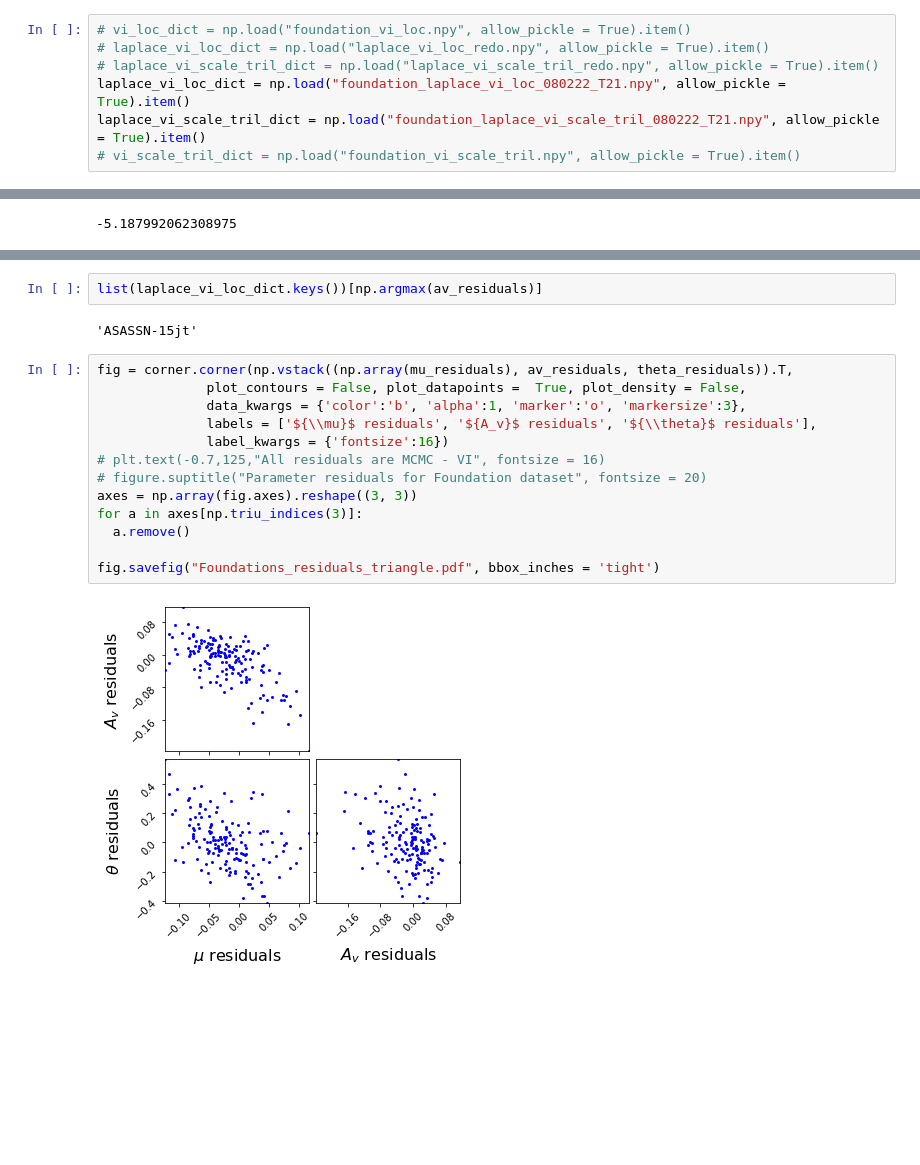
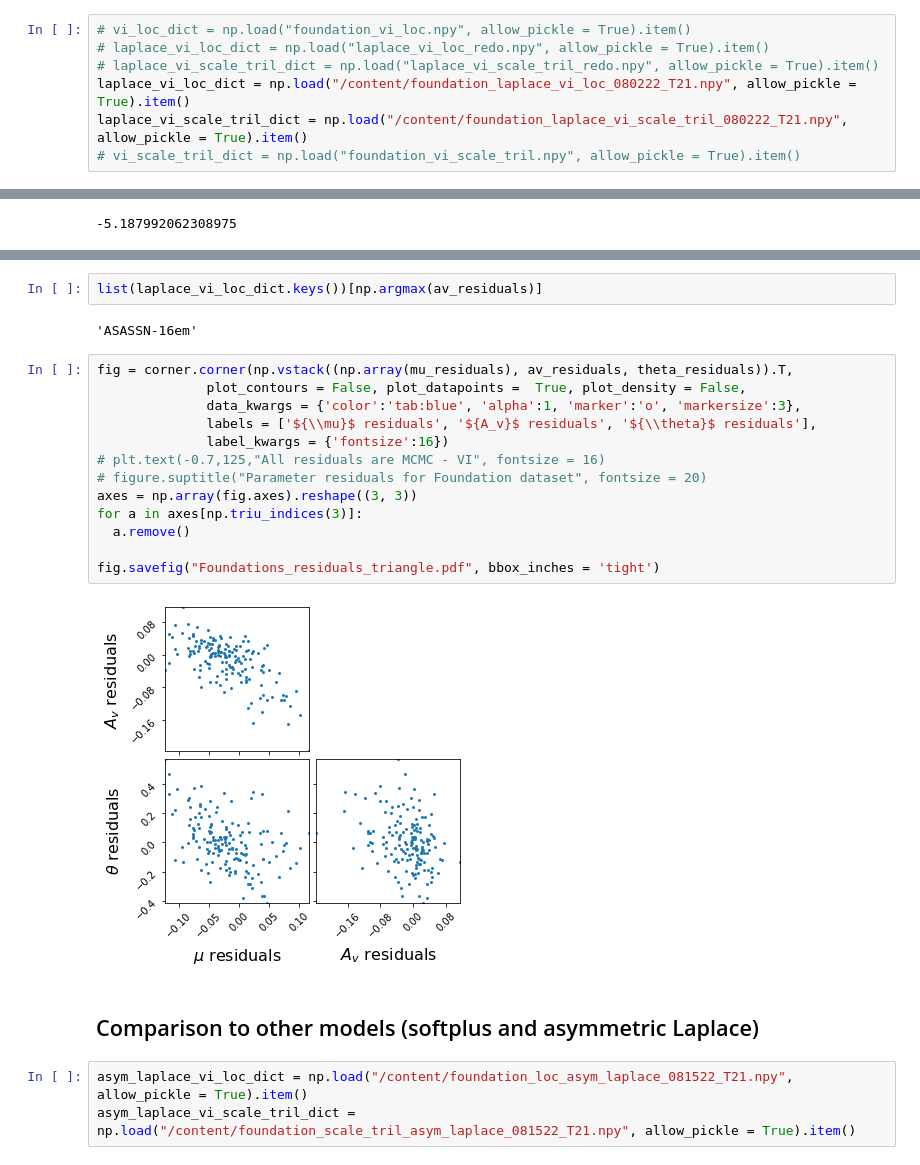
Before and after one commit to asmuzsoy/variational_bayesn, a Jupyter notebook: T21_Foundation_Tensor_Fitting.ipynb, the cells around one changed output, grey strips where cells are left out. Saved outputs shown, nothing was run; the diff lists cells and outputs as text; blank space fills up the shorter version.

```diff
--- a/T21_Foundation_Tensor_Fitting.ipynb
+++ b/T21_Foundation_Tensor_Fitting.ipynb
@@ -530,8 +788,8 @@ Time: 52.39590764045715 seconds
 # vi_loc_dict = np.load("foundation_vi_loc.npy", allow_pickle = True).item()
 # laplace_vi_loc_dict = np.load("laplace_vi_loc_redo.npy", allow_pickle = True).item()
 # laplace_vi_scale_tril_dict = np.load("laplace_vi_scale_tril_redo.npy", allow_pickle = True).item()
-laplace_vi_loc_dict = np.load("foundation_laplace_vi_loc_080222_T21.npy", allow_pickle = True).item()
-laplace_vi_scale_tril_dict = np.load("foundation_laplace_vi_scale_tril_080222_T21.npy", allow_pickle = True).item()
+laplace_vi_loc_dict = np.load("/content/foundation_laplace_vi_loc_080222_T21.npy", allow_pickle = True).item()
+laplace_vi_scale_tril_dict = np.load("/content/foundation_laplace_vi_scale_tril_080222_T21.npy", allow_pickle = True).item()
 # vi_scale_tril_dict = np.load("foundation_vi_scale_tril.npy", allow_pickle = True).item()
 # %%
 len(laplace_vi_loc_dict)
@@ -927,19 +1214,24 @@ f.savefig("Foundation_theta_residuals.pdf", bbox_inches = 'tight')
 # %%
 list(laplace_vi_loc_dict.keys())[np.argmax(av_residuals)]
 # %% [output]
-'ASASSN-15jt'
+'ASASSN-16em'
 # %%
 fig = corner.corner(np.vstack((np.array(mu_residuals), av_residuals, theta_residuals)).T,
               plot_contours = False, plot_datapoints =  True, plot_density = False,
-              data_kwargs = {'color':'b', 'alpha':1, 'marker':'o', 'markersize':3},
+              data_kwargs = {'color':'tab:blue', 'alpha':1, 'marker':'o', 'markersize':3},
               labels = ['${\\mu}$ residuals', '${A_v}$ residuals', '${\\theta}$ residuals'],
               label_kwargs = {'fontsize':16})
 # plt.text(-0.7,125,"All residuals are MCMC - VI", fontsize = 16)
 # figure.suptitle("Parameter residuals for Foundation dataset", fontsize = 20)
 axes = np.array(fig.axes).reshape((3, 3))
 for a in axes[np.triu_indices(3)]:
   a.remove()
 
 fig.savefig("Foundations_residuals_triangle.pdf", bbox_inches = 'tight')
 # %% [output]
-[figure, old version]
+[figure, new version]
+# %% [markdown]
+## Comparison to other models (softplus and asymmetric Laplace)
+# %%
+asym_laplace_vi_loc_dict = np.load("/content/foundation_loc_asym_laplace_081522_T21.npy", allow_pickle = True).item()
+asym_laplace_vi_scale_tril_dict = np.load("/content/foundation_scale_tril_asym_laplace_081522_T21.npy", allow_pickle = True).item()
```
Also changed, not shown: parts of 33 cells of this notebook, 15 other files.
